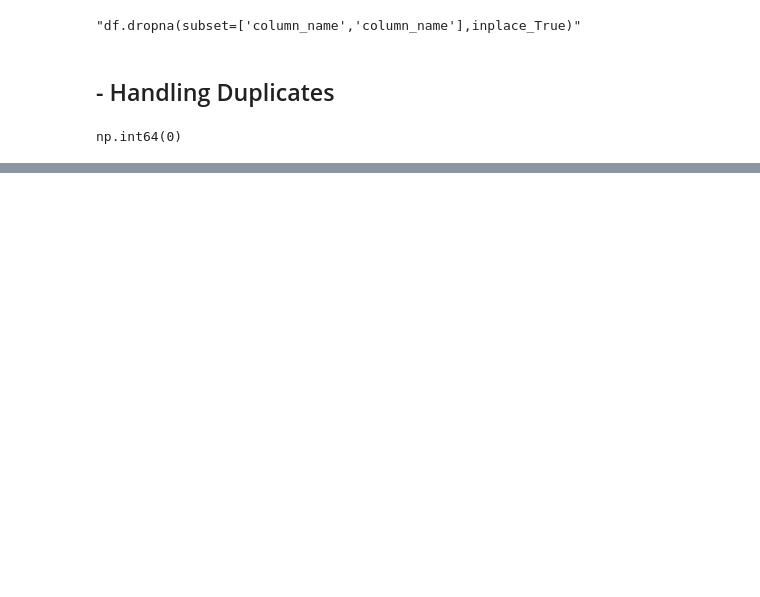
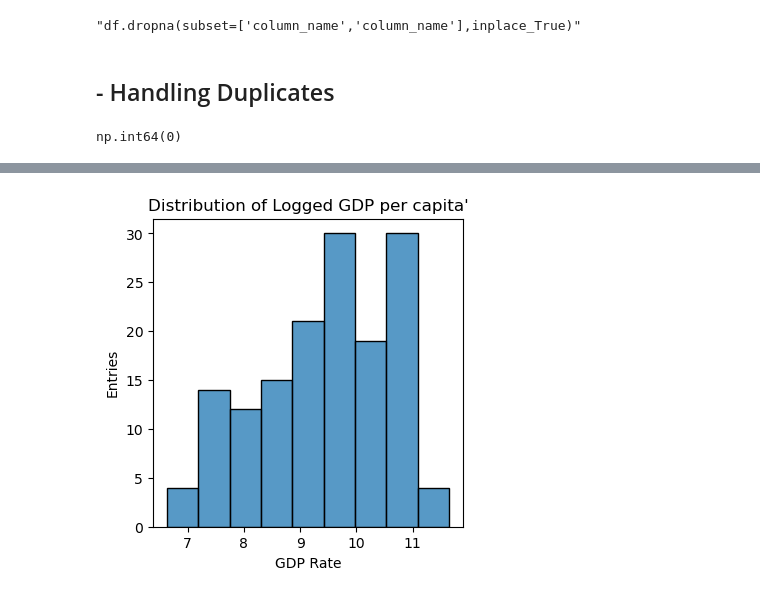
Before and after one commit to bluckreen/World-Happiness-Record-2021--Data-Analysis, a Jupyter notebook: happy.ipynb, the cells around one changed output, grey strips where cells are left out. Drawn from its saved outputs; the diff is of its cells as text; code cells hidden in the pictures; blank space fills up the shorter version.

```diff
--- a/happy.ipynb
+++ b/happy.ipynb
@@ -518,0 +731,9 @@ np.int64(0)
+# %%
+plt.figure(figsize=(4,4))
+sns.histplot(data=df_new,x= "Logged GDP per capita")
+plt.title("Distribution of Logged GDP per capita'")
+plt.xlabel("GDP Rate")
+plt.ylabel("Entries")
+plt.show()
+# %% [output]
+[figure, added]
```
Also changed, not shown: parts of 58 cells of this notebook, 1 other file.
